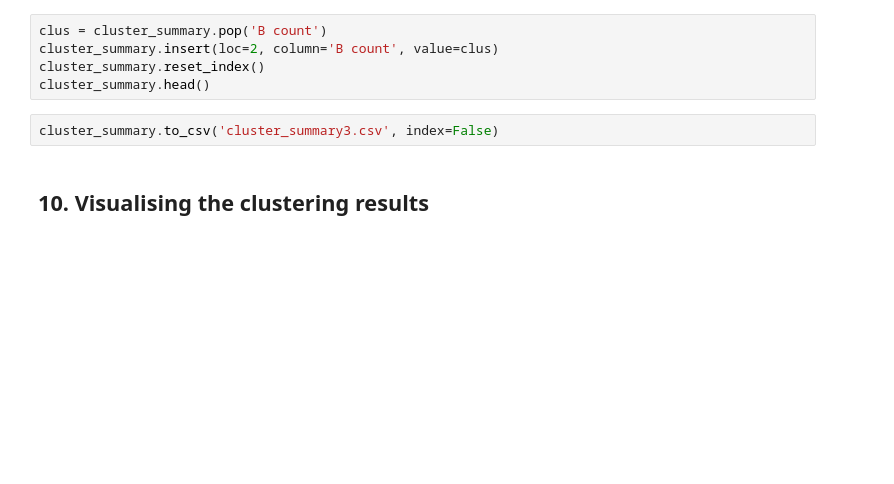
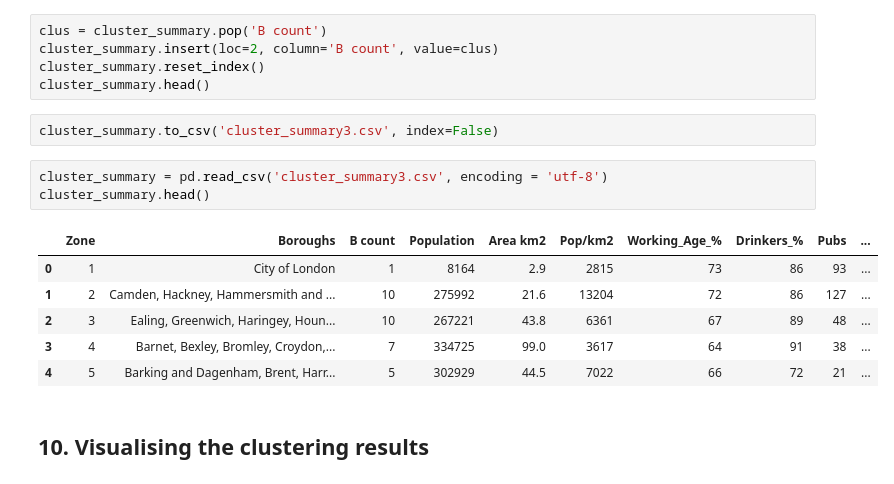
Before and after one commit to PritpalGit/Coursera_Capstone, a Jupyter notebook: Capstone Final.ipynb, the cells around one changed output. Saved outputs shown, nothing was run; the diff lists cells and outputs as text; blank space fills up the shorter version.

```diff
--- a/Capstone Final.ipynb
+++ b/Capstone Final.ipynb
@@ -784,6 +1461,16 @@ cluster_summary.reset_index()
 cluster_summary.head()
 # %%
 cluster_summary.to_csv('cluster_summary3.csv', index=False)
+# %%
+cluster_summary = pd.read_csv('cluster_summary3.csv', encoding = 'utf-8')
+cluster_summary.head()
+# %% [output]
+|  | Zone | Boroughs | B count | Population | Area km2 | Pop/km2 | Working_Age_% | Drinkers_% | Pubs | ... |
+| 0 | 1 | City of London | 1 | 8164 | 2.9 | 2815 | 73 | 86 | 93 | ... |
+| 1 | 2 | Camden, Hackney, Hammersmith and ... | 10 | 275992 | 21.6 | 13204 | 72 | 86 | 127 | ... |
+| 2 | 3 | Ealing, Greenwich, Haringey, Houn... | 10 | 267221 | 43.8 | 6361 | 67 | 89 | 48 | ... |
+| 3 | 4 | Barnet, Bexley, Bromley, Croydon,... | 7 | 334725 | 99.0 | 3617 | 64 | 91 | 38 | ... |
+| 4 | 5 | Barking and Dagenham, Brent, Harr... | 5 | 302929 | 44.5 | 7022 | 66 | 72 | 21 | ... |
 # %% [markdown]
 ## 10. Visualising the clustering results
 # %%
```
Also changed, not shown: parts of 88 cells of this notebook.
